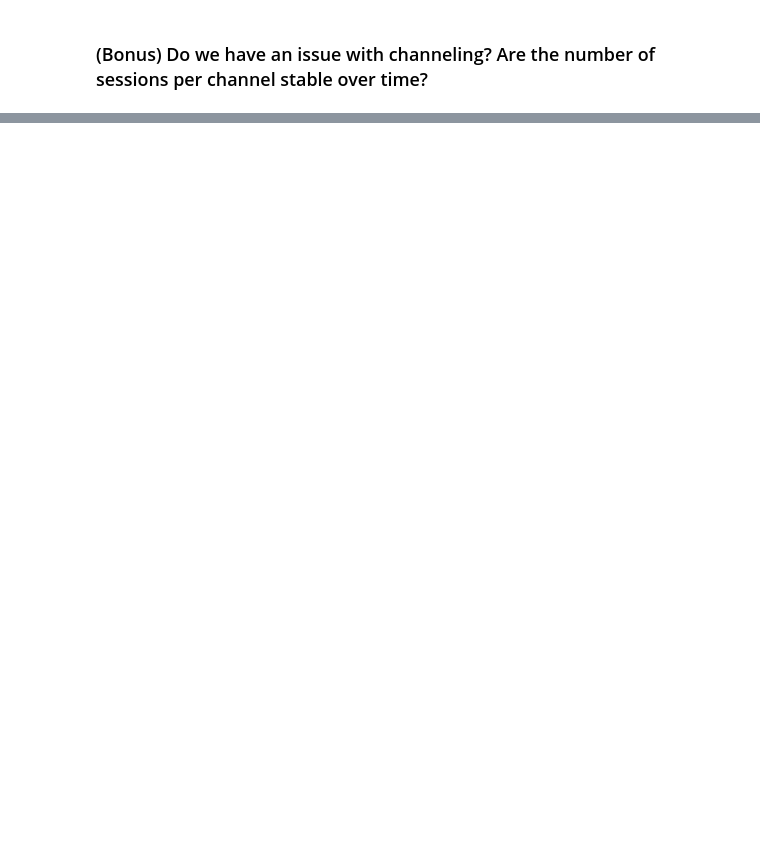
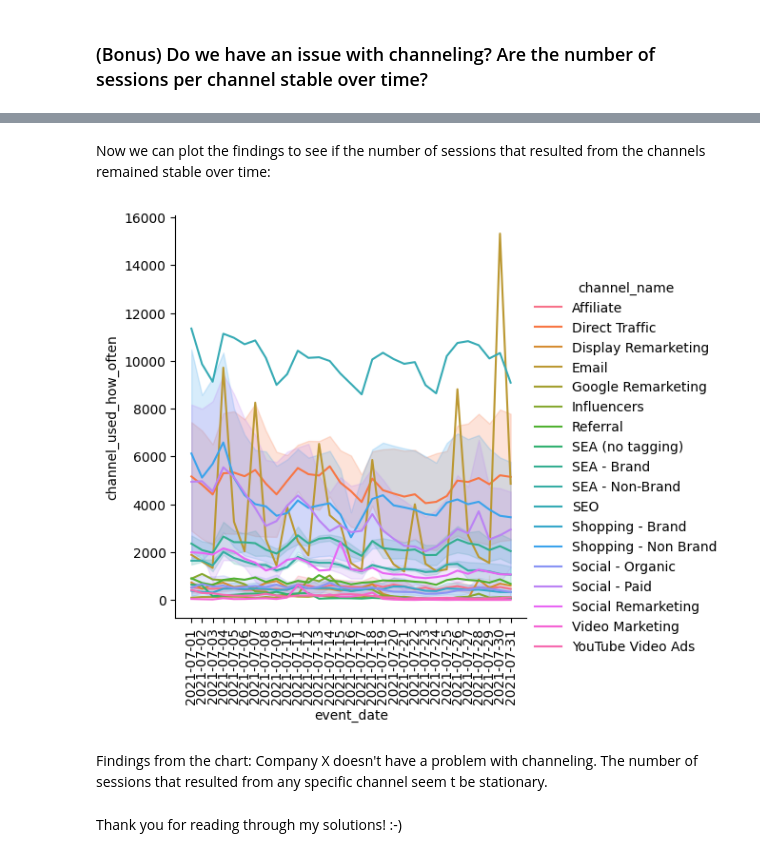
Before and after one commit to StefanieSenger/data_quality_challenge, a Jupyter notebook: Data_Quality_202108/report_data_quality.ipynb, the cells around one changed output, grey strips where cells are left out. Drawn from its saved outputs; the diff is of its cells as text; code cells hidden in the pictures; blank space fills up the shorter version.

```diff
--- a/Data_Quality_202108/report_data_quality.ipynb
+++ b/Data_Quality_202108/report_data_quality.ipynb
@@ -220,0 +229,11 @@ There are 17283 rows in the "conversions_backend" table and only 16954 rows in t
+# %%
+query = '''SELECT conv_id, ROUND(SUM(ihc),2) AS check_ihc
+FROM attribution_customer_journey
+GROUP BY conv_id
+'''
+c.execute(query)
+columns = []
+for ele in c.description:
+    columns.append(ele[0])
+results = pd.DataFrame(c.fetchall(), columns=columns)
+results
@@ -233,0 +277,12 @@ c.close()
+# %%
+query = '''SELECT channel_name, event_date, COUNT(channel_name) AS channel_used_how_often
+FROM session_sources
+GROUP BY event_date, channel_name
+ORDER BY channel_name
+'''
+c.execute(query)
+columns = []
+for ele in c.description:
+    columns.append(ele[0])
+results = pd.DataFrame(c.fetchall(), columns=columns)
+results
@@ -233,0 +305,16 @@ c.close()
+# %%
+# substituting channel names
+
+results['channel_name'] = results['channel_name'].apply(lambda x:'Affiliate' if x == 'Affiliates' else x)
+results['channel_name'] = results['channel_name'].apply(lambda x:'SEA - Non-Brand' if x == 'SEA - Non-branded' else x)
+results['channel_name'] = results['channel_name'].apply(lambda x:'Direct Traffic' if x == 'Direct' else x)
+results['channel_name'] = results['channel_name'].apply(lambda x:'Display Remarketing' if x == 'Display' else x)
+results['channel_name'] = results['channel_name'].apply(lambda x:'SEA - Brand' if x == 'SEA - Branded' else x)
+results['channel_name'] = results['channel_name'].apply(lambda x:'Shopping - Brand' if x == 'Shopping - Branded' else x)
+results['channel_name'] = results['channel_name'].apply(lambda x:'Shopping - Non Brand' if x == 'Shopping - Non-branded' else x)
+results['channel_name'] = results['channel_name'].apply(lambda x:'Social - Organic' if x == 'Social Organic' else x)
+results['channel_name'] = results['channel_name'].apply(lambda x:'Social - Paid' if x == 'Social Paid' else x)
+
+# drop rows with channel name that's only used once
+
+results = results[results['channel_name'] != 'Content Marketing']
@@ -233,0 +323,3 @@ c.close()
+# %%
+results = results.groupby(['channel_name', 'event_date']).sum()
+results
@@ -233,0 +341,11 @@ c.close()
+# %% [markdown]
+Now we can plot the findings to see if the number of sessions that resulted from the channels remained stable over time:
+# %%
+chart = sns.relplot(data=results, x="event_date", y="channel_used_how_often", hue="channel_name", kind="line")
+chart.set_xticklabels(rotation=90);
+# %% [output]
+[figure, added]
+# %% [markdown]
+Findings from the chart: Company X doesn't have a problem with channeling. The number of sessions that resulted from any specific channel seem t be stationary.
+# %% [markdown]
+Thank you for reading through my solutions! :-)
```
Also changed, not shown: parts of 20 cells of this notebook.
